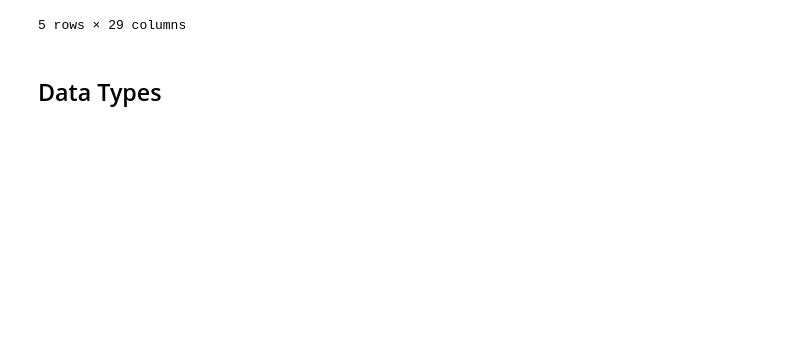
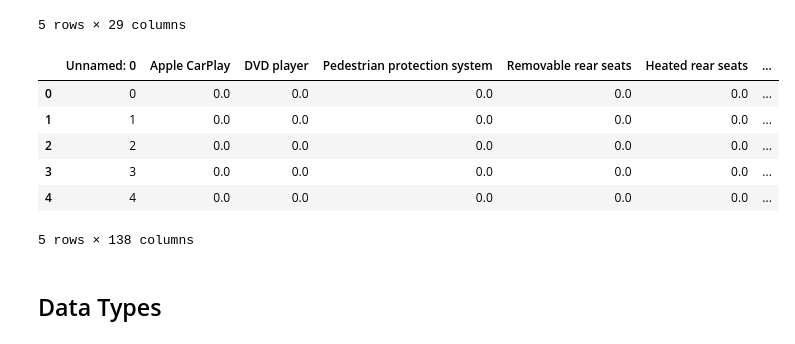
Before and after one commit to honzaz1234/ml_cars, a Jupyter notebook: reports/data_exploration.ipynb, the cells around one changed output. Drawn from its saved outputs; the diff is of its cells as text; code cells hidden in the pictures; blank space fills up the shorter version.

```diff
--- a/reports/data_exploration.ipynb
+++ b/reports/data_exploration.ipynb
@@ -40,6 +42,17 @@ data.head()
 | 3 | 54565397 | Citroen C5 Tourer HDi 165 FAP Aut... | 1997.0 | 120.0 | 5.0 | Diesel | Automatic | ... |
 | 4 | 53497768 | Ford EcoSport 1.0 92 kW | 1000.0 | 92.0 | 5.0 | Petrol | Manual | ... |
 5 rows × 29 columns
+# %%
+features_df = pd.read_csv('../data/features_df.csv')
+features_df.head()
+# %% [output]
+|  | Unnamed: 0 | Apple CarPlay | DVD player | Pedestrian protection system | Removable rear seats | Heated rear seats | ... |
+| 0 | 0 | 0.0 | 0.0 | 0.0 | 0.0 | 0.0 | ... |
+| 1 | 1 | 0.0 | 0.0 | 0.0 | 0.0 | 0.0 | ... |
+| 2 | 2 | 0.0 | 0.0 | 0.0 | 0.0 | 0.0 | ... |
+| 3 | 3 | 0.0 | 0.0 | 0.0 | 0.0 | 0.0 | ... |
+| 4 | 4 | 0.0 | 0.0 | 0.0 | 0.0 | 0.0 | ... |
+5 rows × 138 columns
 # %%
 #constants
 date_download = datetime.datetime(2023, 3, 24) #date on which the data set was downloaded
```
Also changed, not shown: parts of 38 cells of this notebook.
